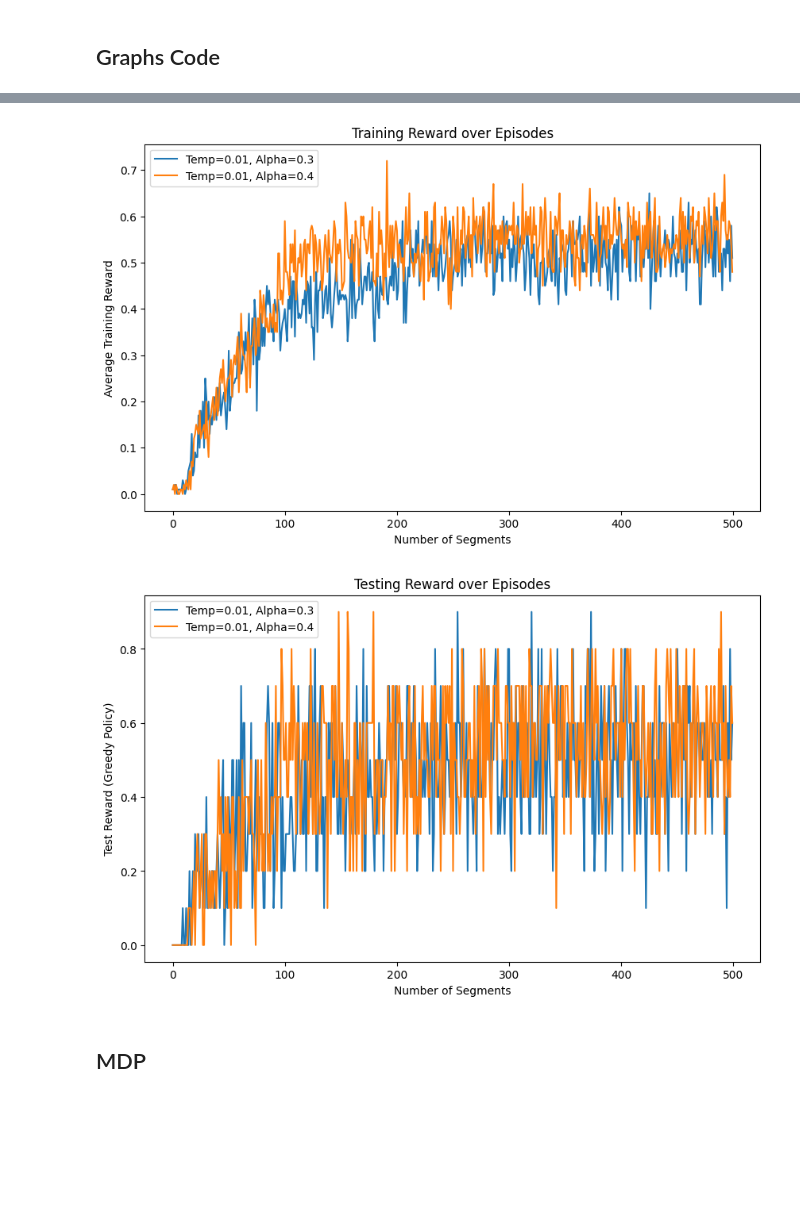
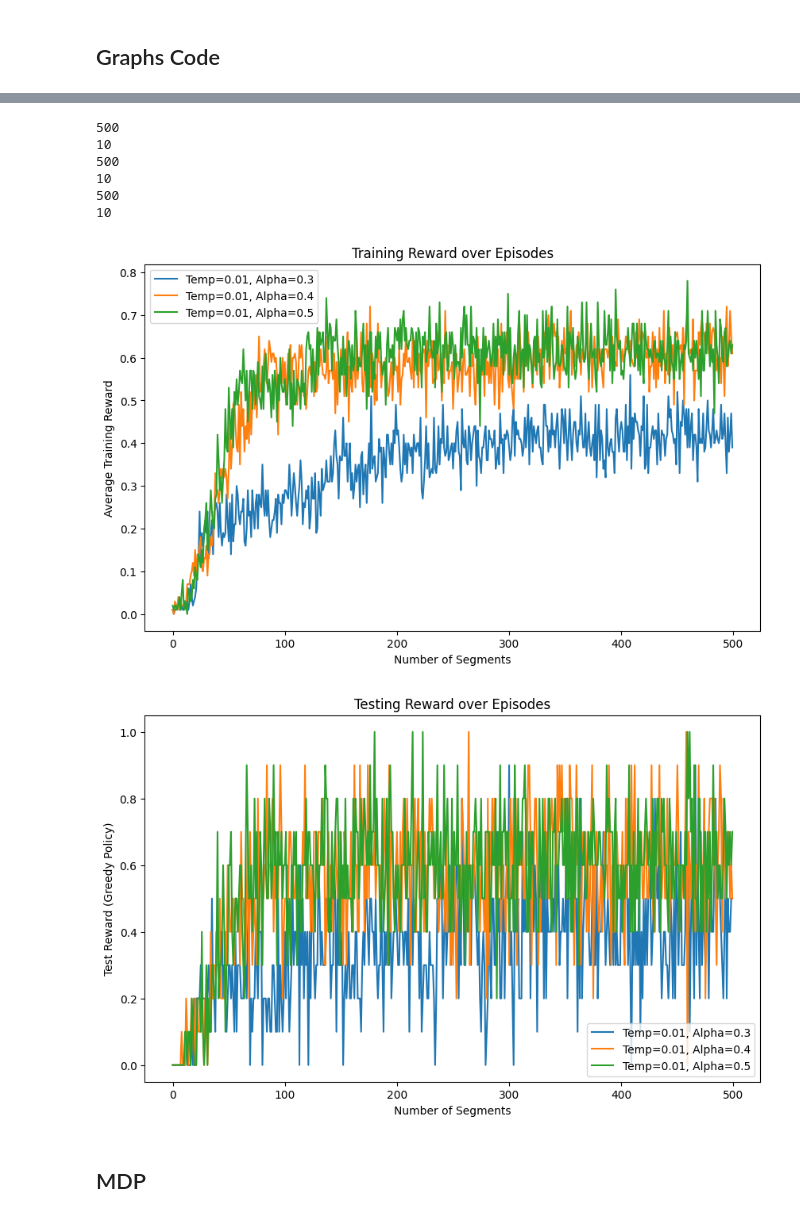
Before and after one commit to ma-nadeau/Tabular_Reinforcement_Learning_and_MDP_Analysis, a Jupyter notebook: code.ipynb, the cells around one changed output, grey strips where cells are left out. Saved outputs shown, nothing was run; the diff lists cells and outputs as text; code cells hidden in the pictures; blank space fills up the shorter version.

```diff
--- a/code.ipynb
+++ b/code.ipynb
@@ -208,35 +180,6 @@ def run_experiments(agent_class, env, gammas, temps, alphas, num_trials=10, num_
 # %% [markdown]
 ## Graphs Code
 # %%
-
-# def plot_avg_return_vs_alpha(results, alphas, temps):
-#     plt.figure(figsize=(8, 6))
-
-#     for temp in temps:
-#         returns = [np.mean(results[list(results.keys())[0]][temp][alpha][-10:]) for alpha in alphas]
-#         plt.plot(alphas, returns, marker='o', label=f"Temp={temp}")
-
-#     plt.xlabel("Learning Rate (Alpha)")
-#     plt.ylabel("Return (Avg over last 10 training episodes & 10 runs)")
-#     plt.title("Agent Performance vs. Learning Rate")
-#     plt.legend()
-#     plt.grid()
-#     plt.show()
-
-# def plot_avg_return_vs_temp(results, alphas, temps):
-#     plt.figure(figsize=(8, 6))
-
-#     for alpha in alphas:
-#         returns = [np.mean(results[list(results.keys())[0]][temp][alpha][-10:]) for temp in temps]
-#         plt.plot(temps, returns, marker='o', label=f"Alpha={alpha}")
-
-#     plt.xlabel("Temperature")
-#     plt.ylabel("Return (Avg over last 10 training episodes & 10 runs)")
-#     plt.title("Agent Performance vs. Temperature")
-#     plt.legend()
-#     plt.grid()
-#     plt.show()
-
 def plot_training_rewards(results, alphas, temps, gammas):
     plt.figure(figsize=(12, 6))
     for gamma in gammas:
@@ -253,7 +196,6 @@ def plot_training_rewards(results, alphas, temps, gammas):
 
 def plot_testing_rewards(test_results, alphas, temps, gammas):
     plt.figure(figsize=(12, 6))
-
     for gamma in gammas:
         for temp in temps:
             for alpha in alphas:
@@ -298,6 +240,8 @@ def plot_results(results, results_test, alphas, temps, num_segments):
     for temp in temps:
         for alpha in alphas:
             avg_rewards = np.mean(results[1.0][temp][alpha], axis=0)
+            print(len(avg_rewards))
+            print(len(results[1.0][temp][alpha]))
             plt.plot(range(num_segments), avg_rewards, label=f'Temp={temp}, Alpha={alpha}')
     plt.xlabel('Number of Segments')
     plt.ylabel('Average Training Reward')
@@ -319,16 +263,13 @@ def plot_results(results, results_test, alphas, temps, num_segments):
 
 # Define the hyperparameters
 gammas = [1]
-temps = [0.01, 0.02, 0.03]
+temps = [0.01]
 alphas = [0.3, 0.4, 0.5]
 
 results, testing_result = run_experiments(Sarsa, env, gammas, temps, alphas)
 plot_results(results, testing_result, alphas, temps, num_segments=500)
-# plot_training_rewards(results, alphas, temps, gammas)
-# plot_testing_rewards(testing_result, alphas, temps, gammas)
-# # plot_testing_rewards(test_results, alphas, temps, gammas)
 
-# results, _ = run_experiments(ExpectedSarsa, env, gammas, temps, alphas)
-# plot_training_rewards(results, alphas, temps, gammas)
-# plot_testing_rewards(testing_result, alphas, temps, gammas)
+
+results, testing_result = run_experiments(ExpectedSarsa, env, gammas, temps, alphas)
+plot_results(results, testing_result, alphas, temps, num_segments=500)
 # %% [output]
@@ -337,4 +278,10 @@ plot_results(results, testing_result, alphas, temps, num_segments=500)
+500
+10
+500
+10
+500
+10
-[figure, old version]
+[figure, new version]
-[figure, old version]
+[figure, new version]
 # %% [markdown]
 ## MDP
```
Also changed, not shown: parts of 2 cells of this notebook.
